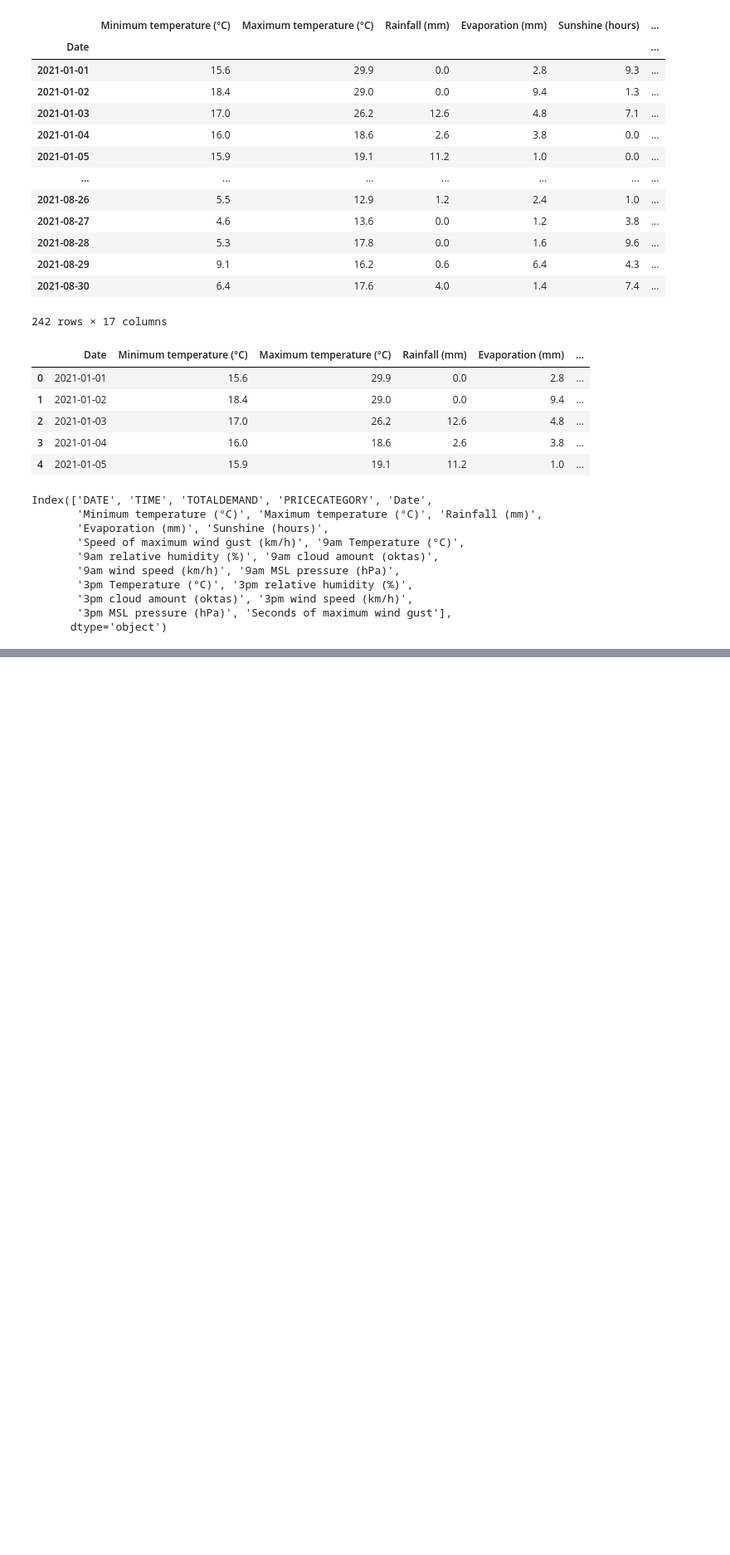
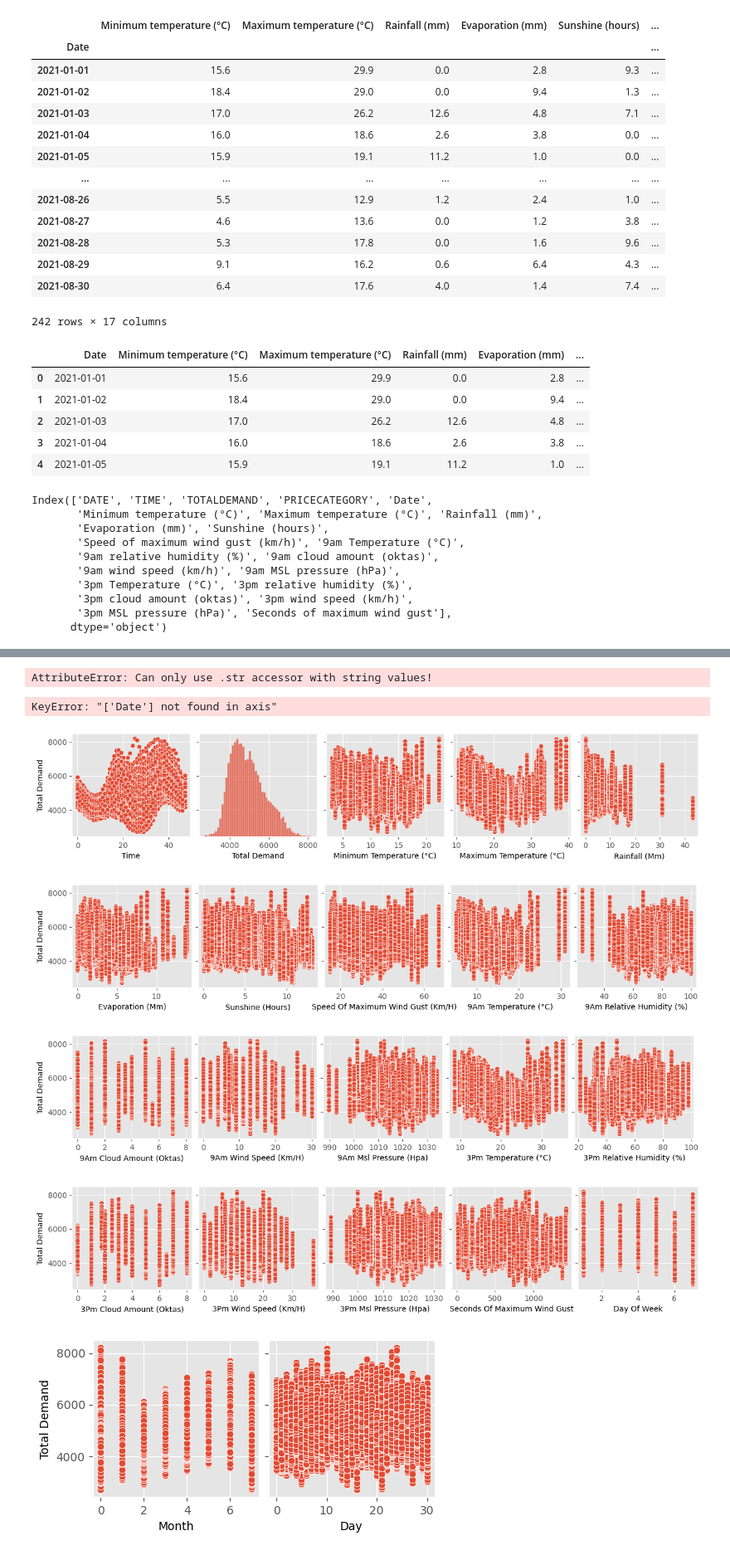
Before and after one commit to unimelb-datascience-jhub/Assigment-2-SIXO, a Jupyter notebook: Data cleansing and preparation.ipynb, the cells around one changed output, grey strips where cells are left out. Shown: that part at 83% size. Cells and saved outputs as stored; diff of their text form; code cells hidden in the pictures; blank space fills up the shorter version.

Commit message:
Revised data cleansing script to numerize all columns

```diff
--- a/Data cleansing and preparation.ipynb
+++ b/Data cleansing and preparation.ipynb
@@ -456,0 +470,11 @@ merged.head()
+# %%
+#convert column of 'Date' to numeric values
+merged['Year'] = merged['Date'].dt.year
+merged['Month'] = merged['Date'].dt.month
+merged['Day'] = merged['Date'].dt.day
+
+merged['Year'] = merged['Year'].astype('category').cat.codes
+merged['Month'] = merged['Month'].astype('category').cat.codes
+merged['Day'] = merged['Day'].astype('category').cat.codes
+
+merged.head(48)
@@ -456,0 +500,44 @@ merged.head()
+# %%
+# convert the 'Time' column to numeric values
+
+merged['Time'] = pd.to_datetime(merged['Time'], format='%H:%M').dt.time
+
+# Define a function to convert time to numerical values
+def time_to_num(time):
+    hours = time.hour
+    minutes = time.minute
+    return int((hours * 60 + minutes) / 30)
+
+# Apply the function to the 'Time' column
+merged['Time'] = merged['Time'].apply(time_to_num)
+
+# Print the updated data
+merged.head()
+# %% [output]
+AttributeError: Can only use .str accessor with string values!
+# %%
+merged.drop('Date', axis=1,inplace=True)
+# %% [output]
+KeyError: "['Date'] not found in axis"
+# %%
+x_cols = merged.columns.to_list()
+
+
+sns.pairplot(merged, y_vars=['Total Demand'], x_vars=x_cols[:5])
+
+sns.pairplot(merged, y_vars=['Total Demand'], x_vars=x_cols[5:10])
+
+sns.pairplot(merged, y_vars=['Total Demand'], x_vars=x_cols[10:15])
+
+sns.pairplot(merged, y_vars=['Total Demand'], x_vars=x_cols[15:20])
+
+sns.pairplot(merged, y_vars=['Total Demand'], x_vars=x_cols[-2:])
+
+# sns.set(xlabelsize =12)
+plt.show()
+# %% [output]
+[figure, added]
+[figure, added]
+[figure, added]
+[figure, added]
+[figure, added]
```
Also changed, not shown: parts of 23 cells of this notebook.
